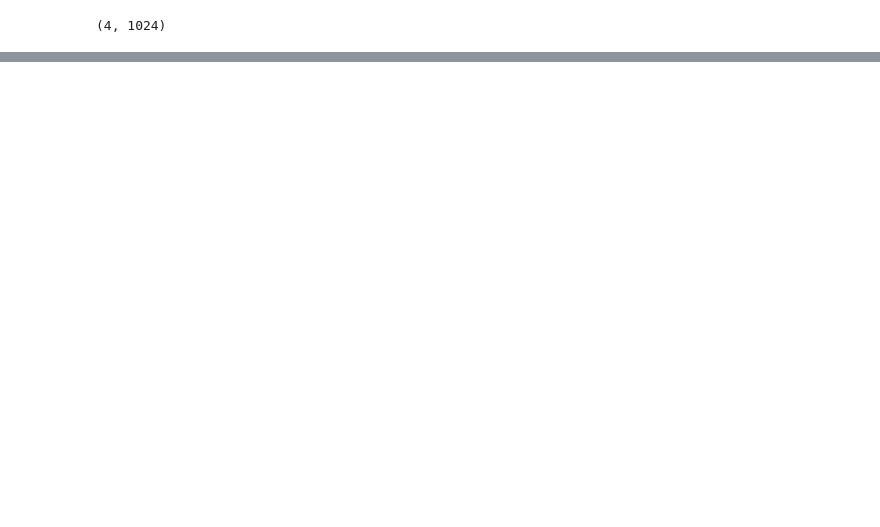
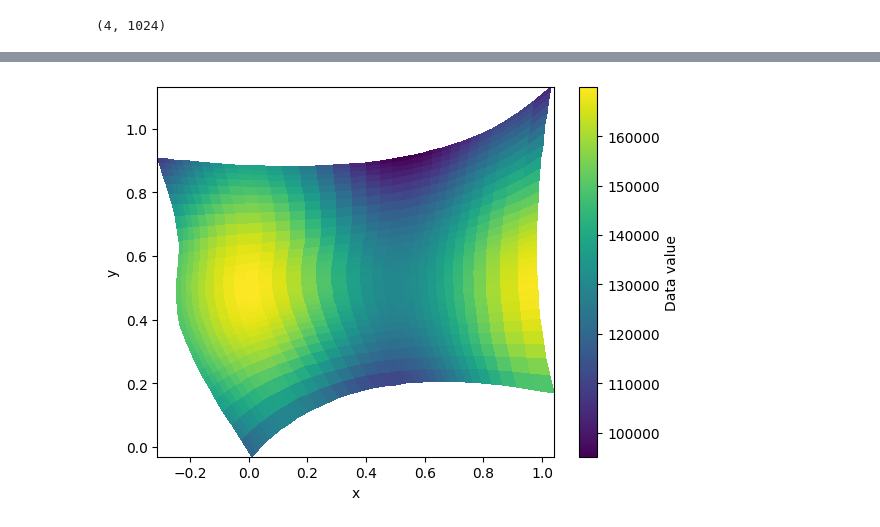
Before and after one commit to aaron23pueschel/CFD, a Jupyter notebook: CFD_FINAL3/Notebooks/C_Curvilnear.ipynb, the cells around one changed output, grey strips where cells are left out. Saved outputs shown, nothing was run; the diff lists cells and outputs as text; code cells hidden in the pictures; blank space fills up the shorter version.

```diff
--- a/CFD_FINAL3/Notebooks/C_Curvilnear.ipynb
+++ b/CFD_FINAL3/Notebooks/C_Curvilnear.ipynb
@@ -199,6 +89,48 @@ def load_grid(filename):
 
     return x[0],y[0]
 x,y = load_grid("/home/aaron99/src/CFD/CFD/CFD_FINAL2/Meshes/curv2d33.grd")
+# %%
+import numpy as np
+
+# Constants
+pi = np.pi  # or use 3.14159265358979323846 explicitly if you want exact match
+
+rho0   = 1.0
+rhox   = 0.15
+rhoy   = -0.1
+
+uvel0  = 800.0
+uvelx  = 50.0
+uvely  = -30.0
+
+vvel0  = 800.0
+vvelx  = -75.0
+vvely  = 40.0
+
+press0 = 100000.0
+pressx = 20000.0
+pressy = 50000.0
+# %%
+def rho_mms(length, x, y):
+    return rho0 + rhoy * np.cos((np.pi * y) / (2.0 * length)) + rhox * np.sin((np.pi * x) / length)
+
+def uvel_mms(length, x, y):
+    return uvel0 + uvely * np.cos((3.0 * np.pi * y) / (5.0 * length)) + uvelx * np.sin((3.0 * np.pi * x) / (2.0 * length))
+
+def vvel_mms(length, x, y):
+    return vvel0 + vvelx * np.cos((np.pi * x) / (2.0 * length)) + vvely * np.sin((2.0 * np.pi * y) / (3.0 * length))
+
+def press_mms(length, x, y):
+    return press0 + pressx * np.cos((2.0 * np.pi * x) / length) + pressy * np.sin((np.pi * y) / length)
+# %%
+
+plt.pcolormesh(x[:,:], y[:,:], press_mms(1,x,y), shading='auto', cmap='viridis')
+plt.colorbar(label="Data value")
+plt.xlabel("x")
+plt.ylabel("y")
+plt.show()
+# %% [output]
+[figure, added]
 # %%
 
 
```
Also changed, not shown: parts of 8 cells of this notebook, 17 other files.
